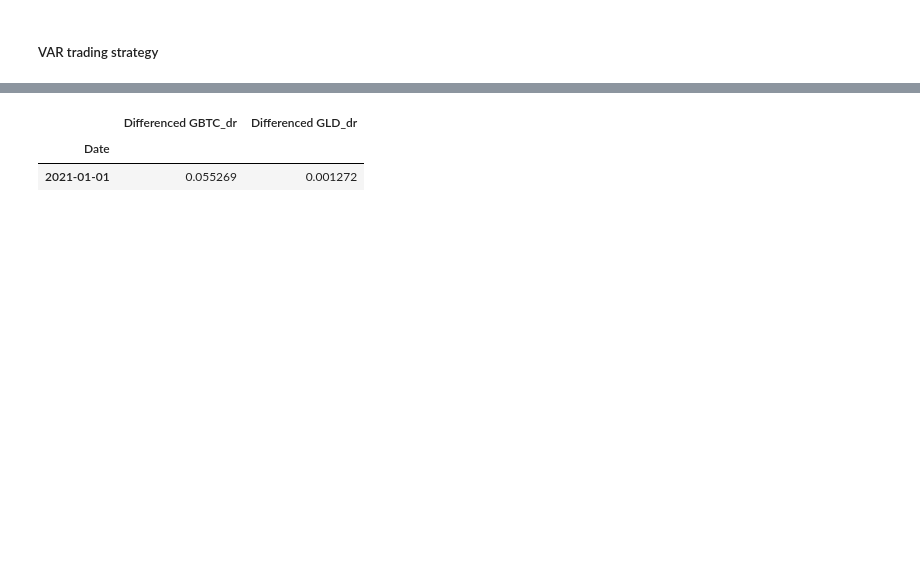
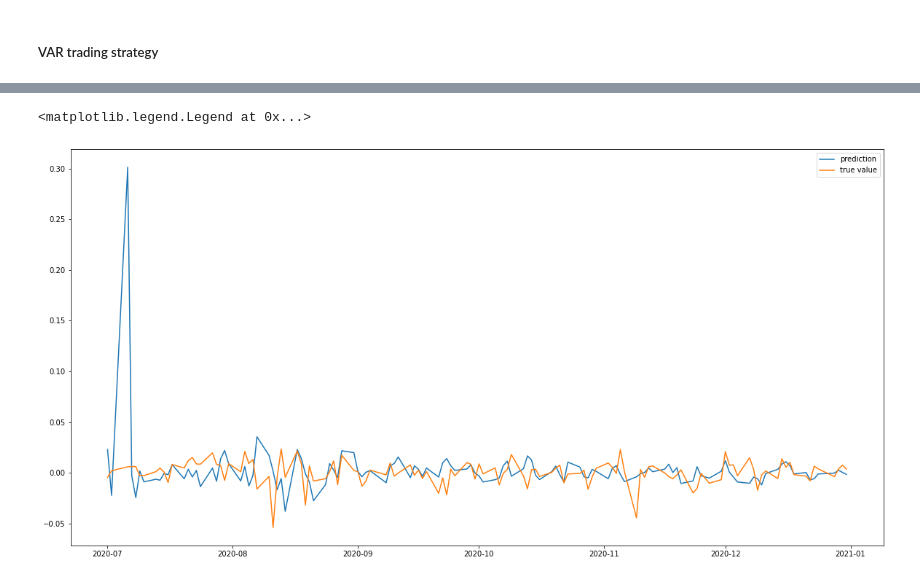
Before and after one commit to ngohienduong/WQU-Econ, a Jupyter notebook: W5.ipynb, the cells around one changed output, grey strips where cells are left out. Drawn from its saved outputs; the diff is of its cells as text; code cells hidden in the pictures; blank space fills up the shorter version.

```diff
--- a/W5.ipynb
+++ b/W5.ipynb
@@ -820,2 +777,0 @@ VAR_fit_predict(data[['GBTC_dr', 'GLD_dr', 'GLD']].iloc[0:30])
-# %%
-data_q3_q4['GBTC_pp_v'] = [VAR_fit_predict(data[['GBTC_dr', 'GLD_dr']].iloc[0:i-1]) for i in range(len(data_q2) -1, len(data))]
@@ -824,2 +777,0 @@ ValueError: ignored
-# %%
-data_q3_q4['GBTC_dr_v'] = [VAR_fit_predict(data[['GBTC_dr', 'GLD_dr']].iloc[0:i-1])['GBTC_dr'] for i in range(len(data_q2) -1, len(data))]
@@ -840,6 +778,20 @@ shutil.move('/_util.py', '/usr/local/lib/python3.7/dist-packages/scipy/_lib/')
-# %%
-model.predict(1)
-# %% [output]
-|  | Differenced GBTC_dr | Differenced GLD_dr |
-| Date |  |  |
-| 2021-01-01 | 0.055269 | 0.001272 |
+# %%
+import pyflux as pf
+from statsmodels.tsa.api import VAR
+#Select lag order based on Q2 data only
+def VAR_select_order(array):
+    lag_aic = VAR(array).select_order(15).ics['aic']
+    return lag_aic.index(min(lag_aic))
+def VAR_fit_predict(fit_period, lag_selection_period):
+    model = pf.VAR(data=fit_period, lags = VAR_select_order(lag_selection_period))
+    x = model.fit()
+    return [np.array(model.predict(1))[0][i] for i in range(fit_period.count(axis =1)[0])]
+# %%
+data_q3_q4['GLD_pp_v'] = [VAR_fit_predict(data[['GBTC_dr', 'GLD_dr']].iloc[0:i-1], data_q2[['GBTC_dr', 'GLD_dr']])[1] for i in range(len(data_q2) -1, len(data))]
+# %%
+plt.plot(data_q3_q4['GLD_pp_v'], label = 'prediction')
+plt.plot(data_q3_q4['GLD_dr'], label = 'true value')
+plt.legend()
+# %% [output]
+<matplotlib.legend.Legend at 0x...>
+[figure, added]
```
Also changed, not shown: parts of 103 cells of this notebook.
